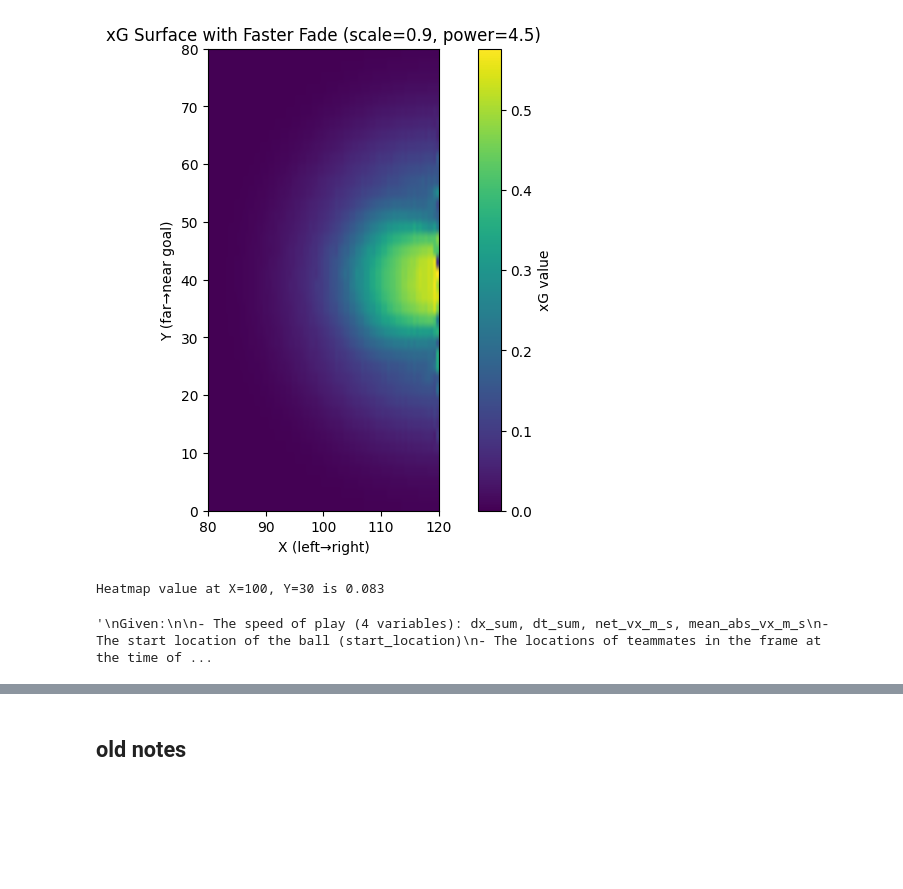
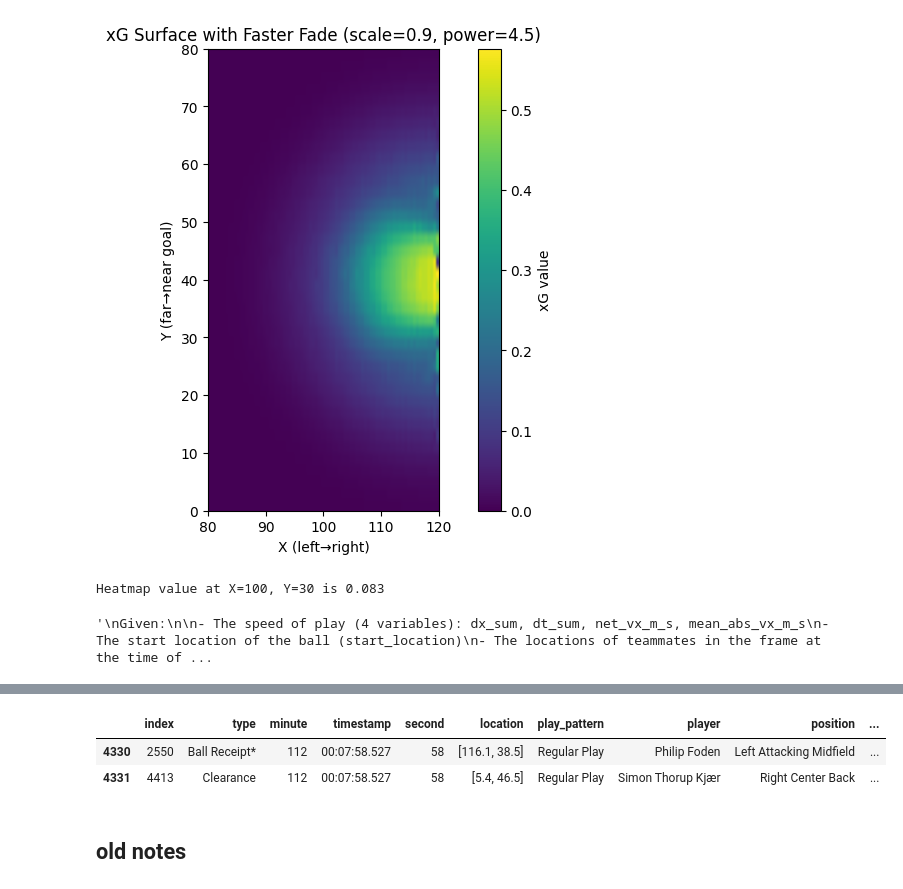
Before and after one commit to finnlsmith/SCOUTING_UI_PROJECT-, a Jupyter notebook: finns_match_level_eda.ipynb, the cells around one changed output, grey strips where cells are left out. Saved outputs shown, nothing was run; the diff lists cells and outputs as text; code cells hidden in the pictures; blank space fills up the shorter version.

```diff
--- a/finns_match_level_eda.ipynb
+++ b/finns_match_level_eda.ipynb
@@ -1300,0 +1095,14 @@ if heats:
+# %%
+# Filter for all rows in events with timestamp within 5 seconds AFTER the event
+mask_post_5_sec = (events['timestamp_dt'] > event_timestamp) & \
+                    (events['timestamp_dt'] <= (event_timestamp + pd.Timedelta(seconds=5)))
+events_post_5s = events[mask_post_5_sec]
+events_post_5s = events_post_5s[
+    (events_post_5s['minute'] == event_row['minute'].iloc[0]) |
+    (events_post_5s['minute'].iloc[0] == event_row['minute'].iloc[0] + 1)
+]
+events_post_5s
+# %% [output]
+|  | index | type | minute | timestamp | second | location | play_pattern | player | position | ... |
+| 4330 | 2550 | Ball Receipt* | 112 | 00:07:58.527 | 58 | [116.1, 38.5] | Regular Play | Philip Foden | Left Attacking Midfield | ... |
+| 4331 | 4413 | Clearance | 112 | 00:07:58.527 | 58 | [5.4, 46.5] | Regular Play | Simon Thorup Kjær | Right Center Back | ... |
```
Also changed, not shown: parts of 11 cells of this notebook.
